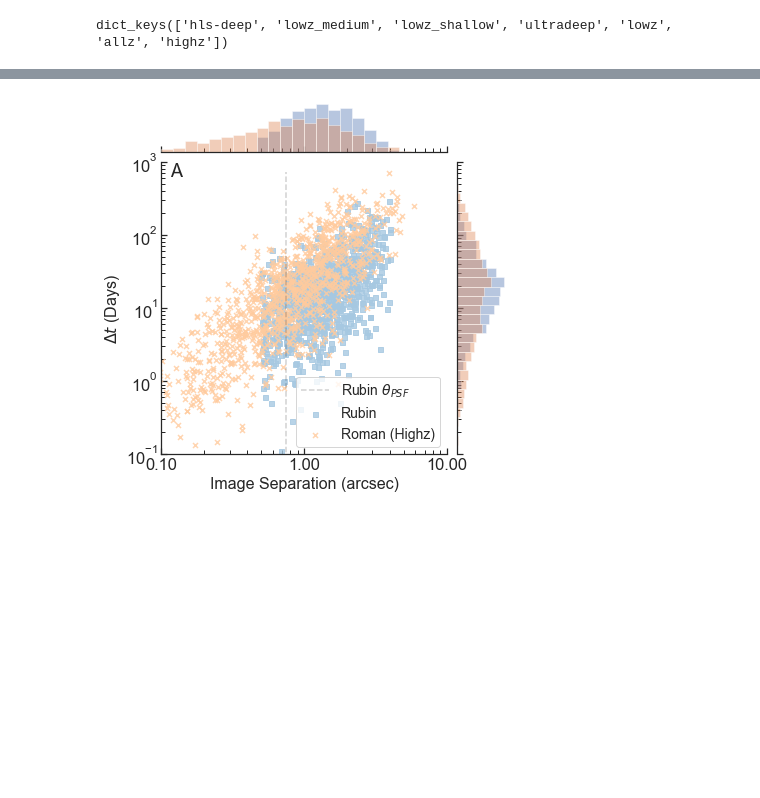
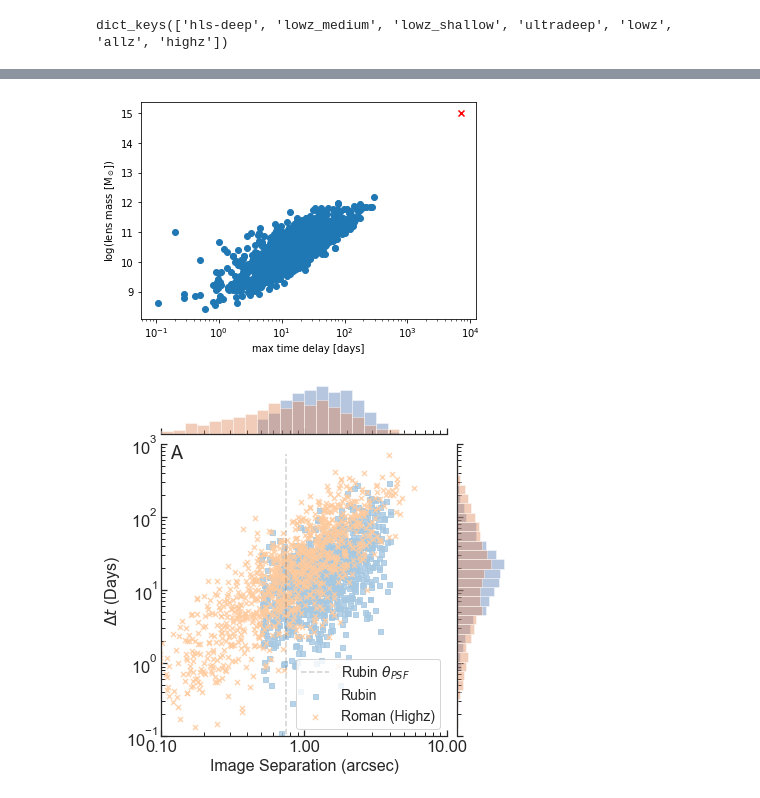
Before and after one commit to gbrammer/mrg0138_supernova, a Jupyter notebook: Analysis/Lensing/Roman_LSST_Catalogs.ipynb, the cells around one changed output, grey strips where cells are left out. Drawn from its saved outputs; the diff is of its cells as text; code cells hidden in the pictures; blank space fills up the shorter version.

```diff
--- a/Analysis/Lensing/Roman_LSST_Catalogs.ipynb
+++ b/Analysis/Lensing/Roman_LSST_Catalogs.ipynb
@@ -154,0 +245,13 @@ lsst=read_om_cat('LSST_Catalog/sne_mock_result.dat',
+# %%
+maxdelay = np.array([np.max(d) for d in lsst['DELAY']])
+# %%
+plt.scatter(maxdelay, log_lsst_mass+11)
+
+plt.scatter([7000],[15], marker='x', color='r')
+ax = plt.gca()
+ax.set_xlabel('max time delay [days]')
+ax.set_ylabel('log(lens mass [M$_\odot$])')
+ax.set_xscale('log')
+#ax.set_yscale('log')
+# %% [output]
+[figure, added]
```
Also changed, not shown: parts of 7 cells of this notebook, 1 other file.
